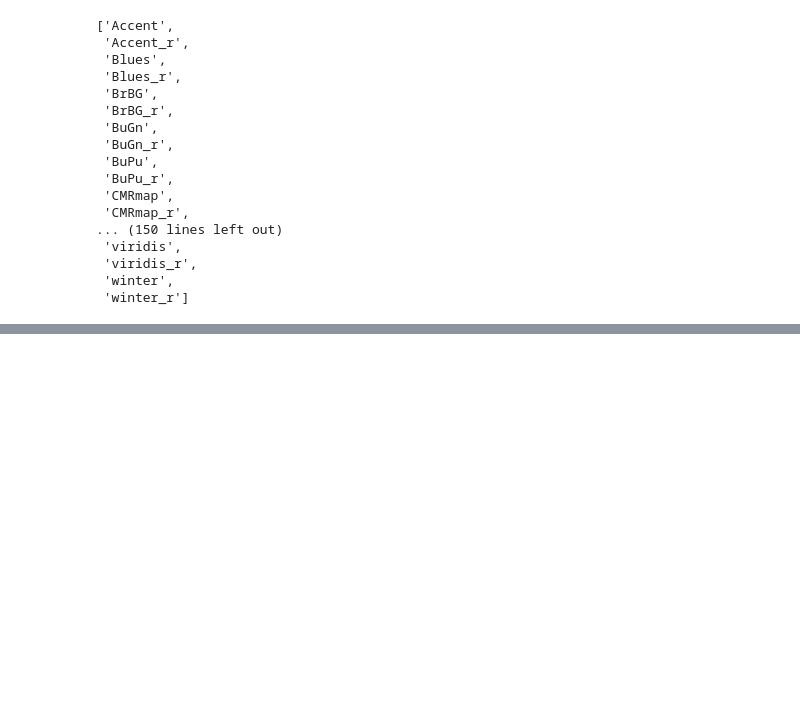
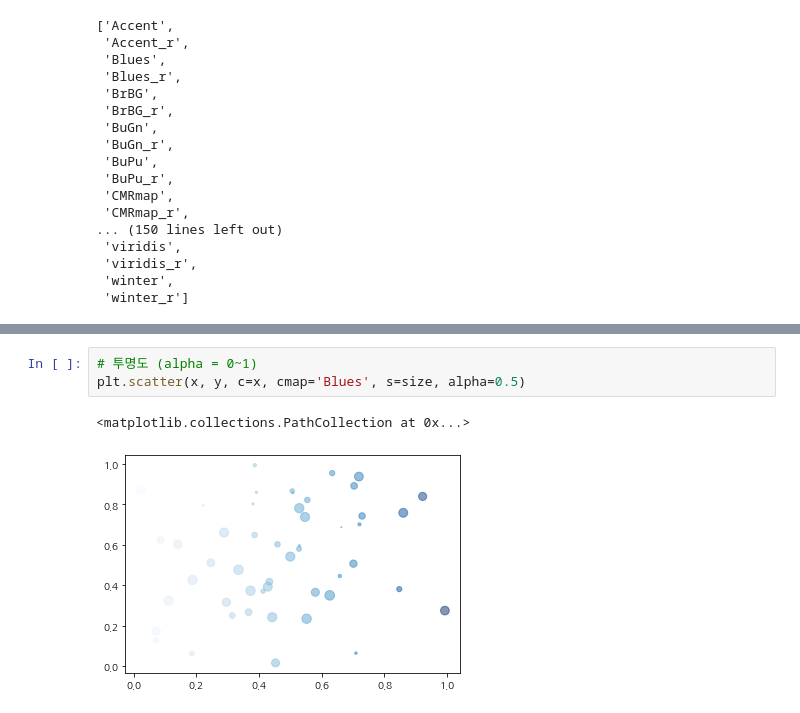
Before and after one commit to CraftyDragon678/study-bigdata, a Jupyter notebook: 30_데이터 시각화/03_Scatter Plot.ipynb, the cells around one changed output, grey strips where cells are left out. Saved outputs shown, nothing was run; the diff lists cells and outputs as text; blank space fills up the shorter version.

Commit message:
matplotlib pyplot

```diff
--- a/30_데이터 시각화/03_Scatter Plot.ipynb
+++ b/30_데이터 시각화/03_Scatter Plot.ipynb
@@ -83,0 +84,6 @@ plt.show()
+# %%
+# 투명도 (alpha = 0~1)
+plt.scatter(x, y, c=x, cmap='Blues', s=size, alpha=0.5)
+# %% [output]
+<matplotlib.collections.PathCollection at 0x...>
+[figure, added]
```
Also changed, not shown: parts of 6 cells of this notebook, 2 other files.
